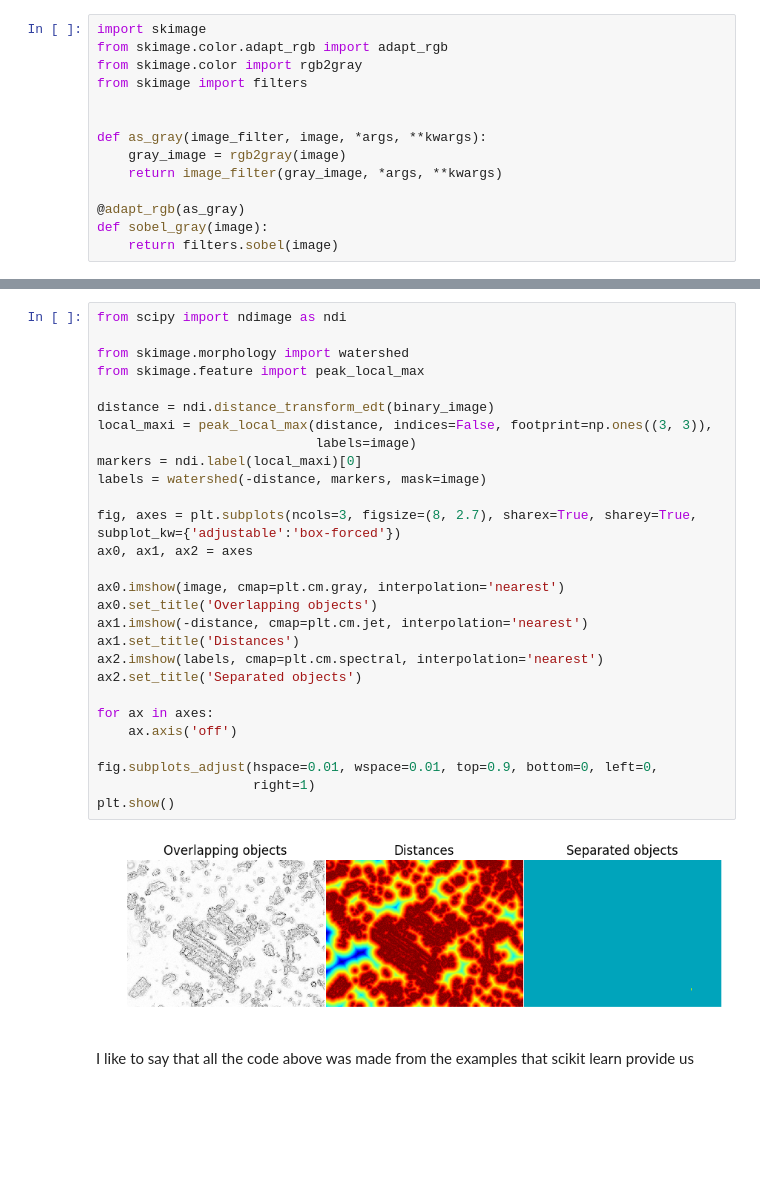
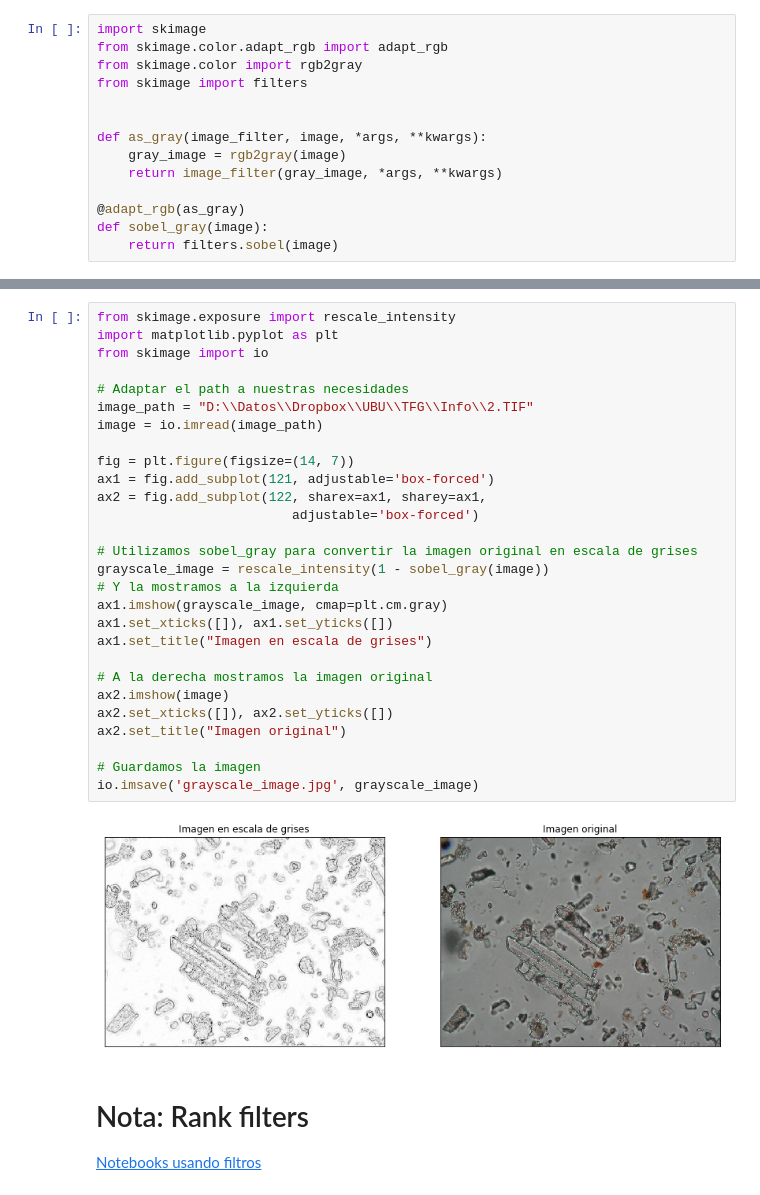
Before and after one commit to jasag/Phytoliths-recognition-system, a Jupyter notebook: src/First_Steps.ipynb, the cells around one changed output, grey strips where cells are left out. Saved outputs shown, nothing was run; the diff lists cells and outputs as text; blank space fills up the shorter version.

```diff
--- a/src/First_Steps.ipynb
+++ b/src/First_Steps.ipynb
@@ -125,32 +25,34 @@ Image segmentation is the task of labeling the pixels of objects of interest in
-# %%
-from scipy import ndimage as ndi
-
-from skimage.morphology import watershed
-from skimage.feature import peak_local_max
-
-distance = ndi.distance_transform_edt(binary_image)
-local_maxi = peak_local_max(distance, indices=False, footprint=np.ones((3, 3)),
-                            labels=image)
-markers = ndi.label(local_maxi)[0]
-labels = watershed(-distance, markers, mask=image)
-
-fig, axes = plt.subplots(ncols=3, figsize=(8, 2.7), sharex=True, sharey=True, subplot_kw={'adjustable':'box-forced'})
-ax0, ax1, ax2 = axes
-
-ax0.imshow(image, cmap=plt.cm.gray, interpolation='nearest')
-ax0.set_title('Overlapping objects')
-ax1.imshow(-distance, cmap=plt.cm.jet, interpolation='nearest')
-ax1.set_title('Distances')
-ax2.imshow(labels, cmap=plt.cm.spectral, interpolation='nearest')
-ax2.set_title('Separated objects')
-
-for ax in axes:
-    ax.axis('off')
-
-fig.subplots_adjust(hspace=0.01, wspace=0.01, top=0.9, bottom=0, left=0,
-                    right=1)
-plt.show()
-# %% [output]
-[figure, removed]
-# %% [markdown]
-I like to say that all the code above was made from the examples that scikit learn provide us
+# %%
+from skimage.exposure import rescale_intensity
+import matplotlib.pyplot as plt
+from skimage import io
+
+# Adaptar el path a nuestras necesidades
+image_path = "D:\\Datos\\Dropbox\\UBU\\TFG\\Info\\2.TIF"
+image = io.imread(image_path)
+
+fig = plt.figure(figsize=(14, 7))
+ax1 = fig.add_subplot(121, adjustable='box-forced')
+ax2 = fig.add_subplot(122, sharex=ax1, sharey=ax1,
+                         adjustable='box-forced')
+
+# Utilizamos sobel_gray para convertir la imagen original en escala de grises
+grayscale_image = rescale_intensity(1 - sobel_gray(image))
+# Y la mostramos a la izquierda
+ax1.imshow(grayscale_image, cmap=plt.cm.gray)
+ax1.set_xticks([]), ax1.set_yticks([])
+ax1.set_title("Imagen en escala de grises")
+
+# A la derecha mostramos la imagen original
+ax2.imshow(image)
+ax2.set_xticks([]), ax2.set_yticks([])
+ax2.set_title("Imagen original")
+
+# Guardamos la imagen
+io.imsave('grayscale_image.jpg', grayscale_image)
+# %% [output]
+[figure, added]
+# %% [markdown]
+# Nota: Rank filters
+
+[Notebooks usando filtros](http://scikit-image.org/docs/dev/auto_examples/xx_applications/plot_rank_filters.html#contrast-enhancement)
```
Also changed, not shown: parts of 50 cells of this notebook, 12 other files.
